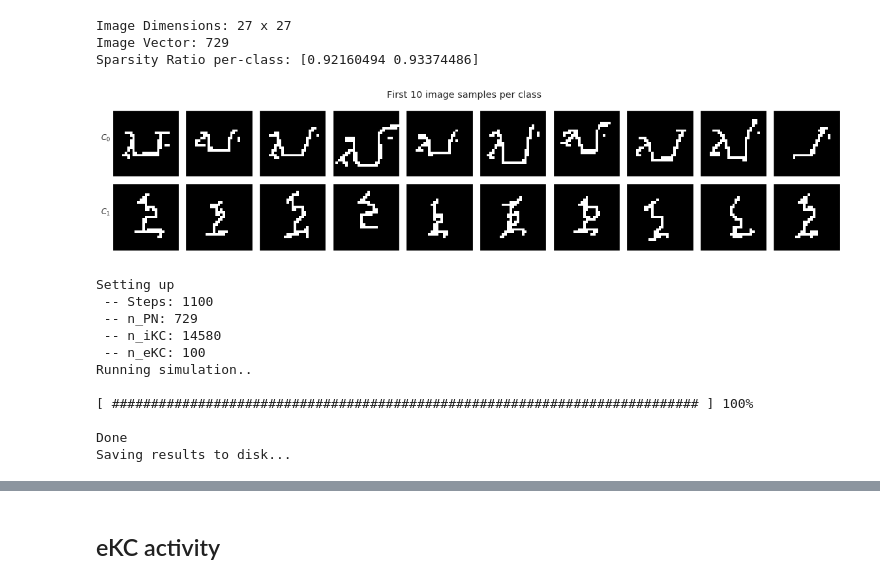
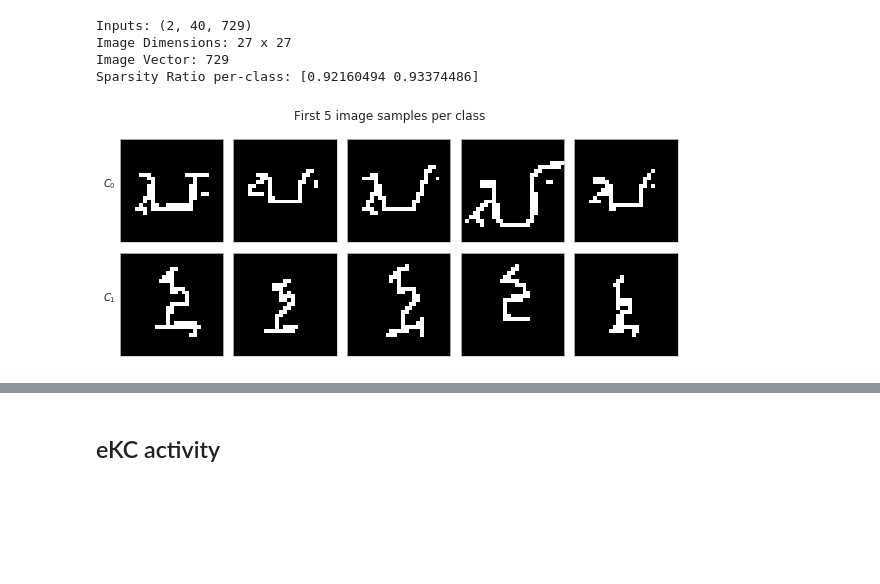
Before and after one commit to bikeboi/jra-project, a Jupyter notebook: experiment_1.ipynb, the cells around one changed output, grey strips where cells are left out. Drawn from its saved outputs; the diff is of its cells as text; code cells hidden in the pictures; blank space fills up the shorter version.

```diff
--- a/experiment_1.ipynb
+++ b/experiment_1.ipynb
@@ -35,58 +54,49 @@ import os
 sys.path.append(os.getcwd() + "/lib")
 # %%
 import numpy as np
-from scipy.signal import correlate2d
+import scipy
+import h5py as h5
 import matplotlib.pyplot as plt
-import seaborn as sns; sns.set()
+import seaborn as sns
 
 from two_class import get_inputs, run # Experiment script
 
 from lib.util import retrieve_results
 from lib.analysis import calculate_activity
 from pyNN.utility.plotting import Figure, Panel
+
+sns.set_style("whitegrid")
 # %%
 # Fetch inputs and preview examples
 N_CLASS = 2
 DOWNSCALE = 4
 
 inputs = get_inputs(N_CLASS, DOWNSCALE)
-inputs.shape
+inputs = np.tile(inputs, (2,1)) # Double sample set for 2 rounds of showing
+print("Inputs:", inputs.shape)
 
-samples = inputs[:,:10]
+samples = inputs[:,:5]
 w = h = int(np.sqrt(samples.shape[-1]))
 
 print(f"Image Dimensions: {w} x {h}")
 print(f"Image Vector: {samples.shape[-1]}")
 print(f"Sparsity Ratio per-class: {1-inputs.mean(axis=-1).mean(axis=-1)}")
 
-fig, rows = plt.subplots(N_CLASS, 10, figsize=(20,4))
+fig, rows = plt.subplots(N_CLASS, 5, figsize=(10,4))
 for i,axes in enumerate(rows):
     for j,(ax,img) in enumerate(zip(axes,samples[i])):
         if j == 0:
             ax.set_ylabel(fr"$C_{i}$".format(i), rotation=0, labelpad=10.0)
         ax.imshow(img.reshape(w,h), cmap='gray')
         ax.set_xticks([])
         ax.set_yticks([])
 
-fig.suptitle("First 10 image samples per class")
+fig.suptitle("First 5 image samples per class")
 plt.subplots_adjust(wspace=0.1, hspace=0.1)
 plt.show()
 # %% [output]
+Inputs: (2, 40, 729)
 Image Dimensions: 27 x 27
 Image Vector: 729
 Sparsity Ratio per-class: [0.92160494 0.93374486]
-[figure, old version]
+[figure, new version]
-# %%
-sim_params = run(inputs) # May crash the notebook if weight logging frequency is too high
-# %% [output]
-Setting up
- -- Steps: 1100
- -- n_PN: 729
- -- n_iKC: 14580
- -- n_eKC: 100
-Running simulation..
-
-[ ########################################################################### ] 100%
-
-Done
-Saving results to disk...
```
Also changed, not shown: parts of 15 cells of this notebook, 3 other files.
